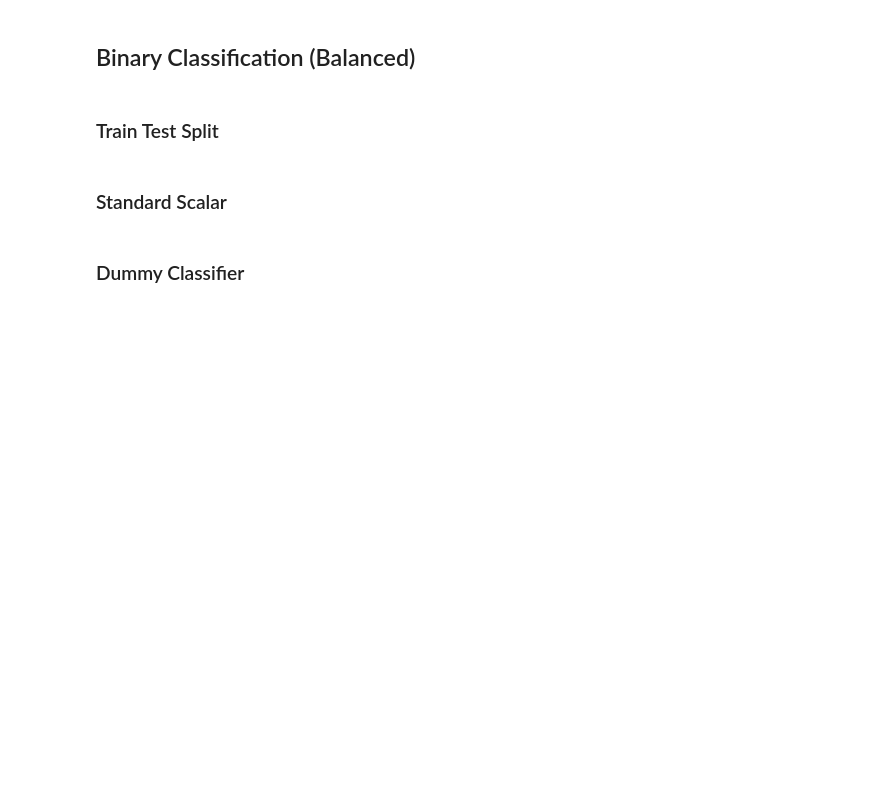
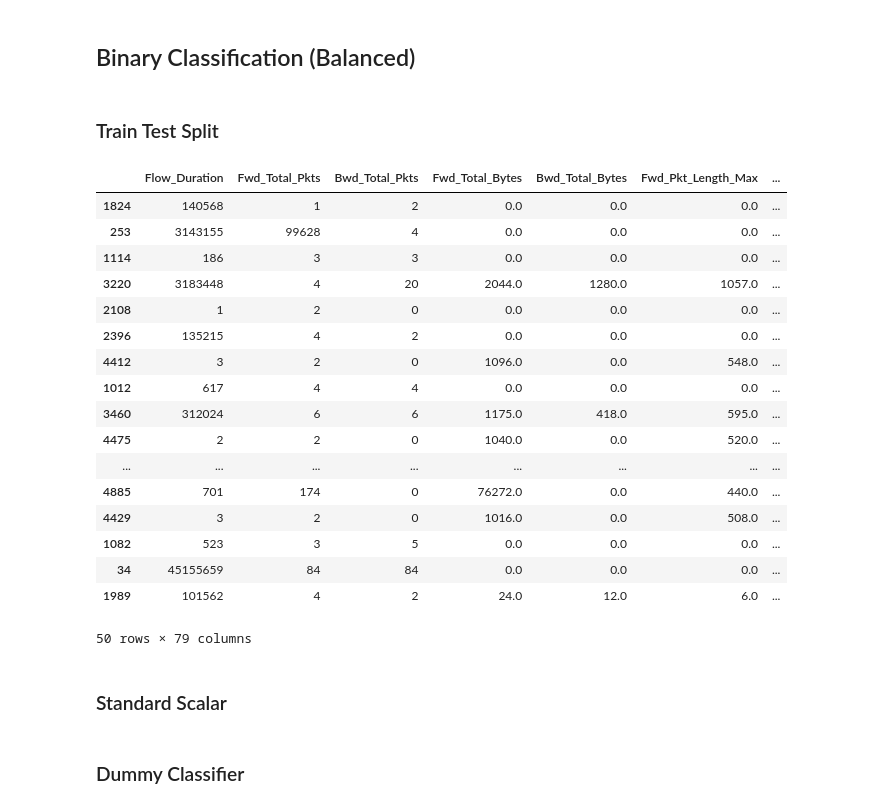
Before and after one commit to EricB10/cyberattack-detection-project, a Jupyter notebook: TESTING_Notebook.ipynb, the cells around one changed output. Drawn from its saved outputs; the diff is of its cells as text; code cells hidden in the pictures; blank space fills up the shorter version.

```diff
--- a/TESTING_Notebook.ipynb
+++ b/TESTING_Notebook.ipynb
@@ -156,6 +184,27 @@ bal_binary_y = balanced_df['Malicious']
 
 bal_binary_X_train, bal_binary_X_test, bal_binary_y_train, bal_binary_y_test = train_test_split(
     bal_binary_X, bal_binary_y, test_size = 0.25, random_state = 0)
+# %%
+bal_binary_X_train.head(50)
+# %% [output]
+|  | Flow_Duration | Fwd_Total_Pkts | Bwd_Total_Pkts | Fwd_Total_Bytes | Bwd_Total_Bytes | Fwd_Pkt_Length_Max | ... |
+| 1824 | 140568 | 1 | 2 | 0.0 | 0.0 | 0.0 | ... |
+| 253 | 3143155 | 99628 | 4 | 0.0 | 0.0 | 0.0 | ... |
+| 1114 | 186 | 3 | 3 | 0.0 | 0.0 | 0.0 | ... |
+| 3220 | 3183448 | 4 | 20 | 2044.0 | 1280.0 | 1057.0 | ... |
+| 2108 | 1 | 2 | 0 | 0.0 | 0.0 | 0.0 | ... |
+| 2396 | 135215 | 4 | 2 | 0.0 | 0.0 | 0.0 | ... |
+| 4412 | 3 | 2 | 0 | 1096.0 | 0.0 | 548.0 | ... |
+| 1012 | 617 | 4 | 4 | 0.0 | 0.0 | 0.0 | ... |
+| 3460 | 312024 | 6 | 6 | 1175.0 | 418.0 | 595.0 | ... |
+| 4475 | 2 | 2 | 0 | 1040.0 | 0.0 | 520.0 | ... |
+| ... | ... | ... | ... | ... | ... | ... | ... |
+| 4885 | 701 | 174 | 0 | 76272.0 | 0.0 | 440.0 | ... |
+| 4429 | 3 | 2 | 0 | 1016.0 | 0.0 | 508.0 | ... |
+| 1082 | 523 | 3 | 5 | 0.0 | 0.0 | 0.0 | ... |
+| 34 | 45155659 | 84 | 84 | 0.0 | 0.0 | 0.0 | ... |
+| 1989 | 101562 | 4 | 2 | 24.0 | 12.0 | 6.0 | ... |
+50 rows × 79 columns
 # %% [markdown]
 ### Standard Scalar
 # %%
```
Also changed, not shown: parts of 16 cells of this notebook, 6 other files.
